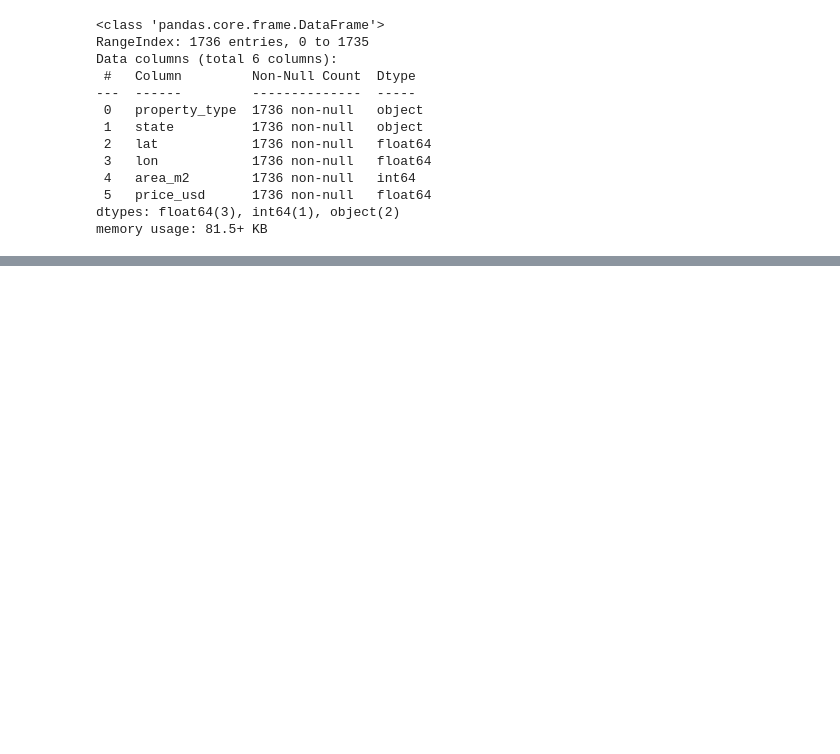
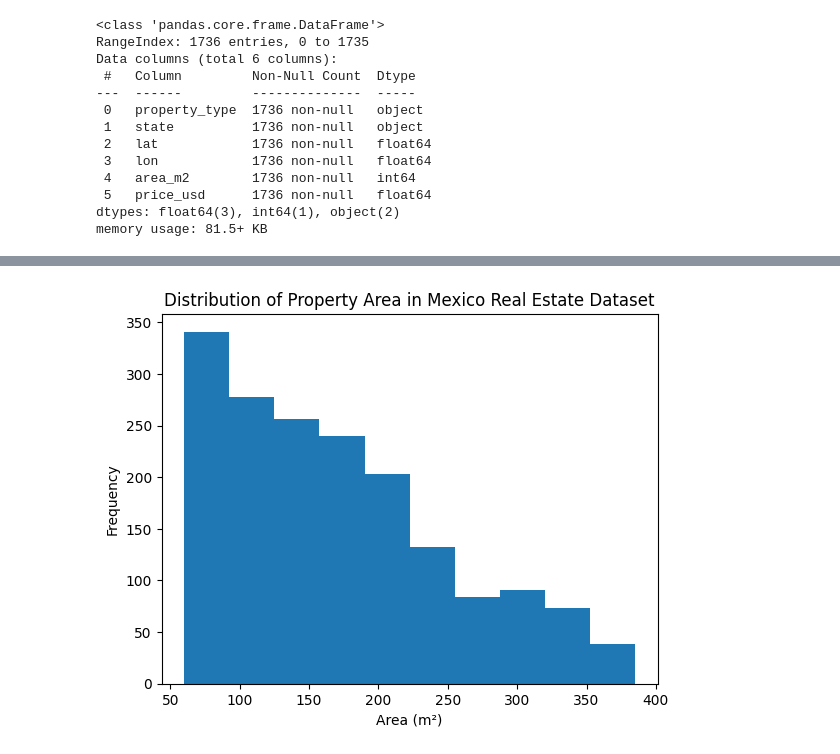
Before and after one commit to HiNacho/linear_regression, a Jupyter notebook: mexico_real_estate/mexico.ipynb, the cells around one changed output, grey strips where cells are left out. Saved outputs shown, nothing was run; the diff lists cells and outputs as text; code cells hidden in the pictures; blank space fills up the shorter version.

```diff
--- a/mexico_real_estate/mexico.ipynb
+++ b/mexico_real_estate/mexico.ipynb
@@ -80,0 +111,8 @@ ValueError: Value of 'hover_name' is not the name of a column in 'data_frame'. E
+# %%
+plt.hist(df["area_m2"])
+plt.xlabel("Area (m²)")
+plt.ylabel("Frequency")
+plt.title("Distribution of Property Area in Mexico Real Estate Dataset")
+plt.show()
+# %% [output]
+[figure, added]
```
Also changed, not shown: parts of 6 cells of this notebook, 2 other files.
